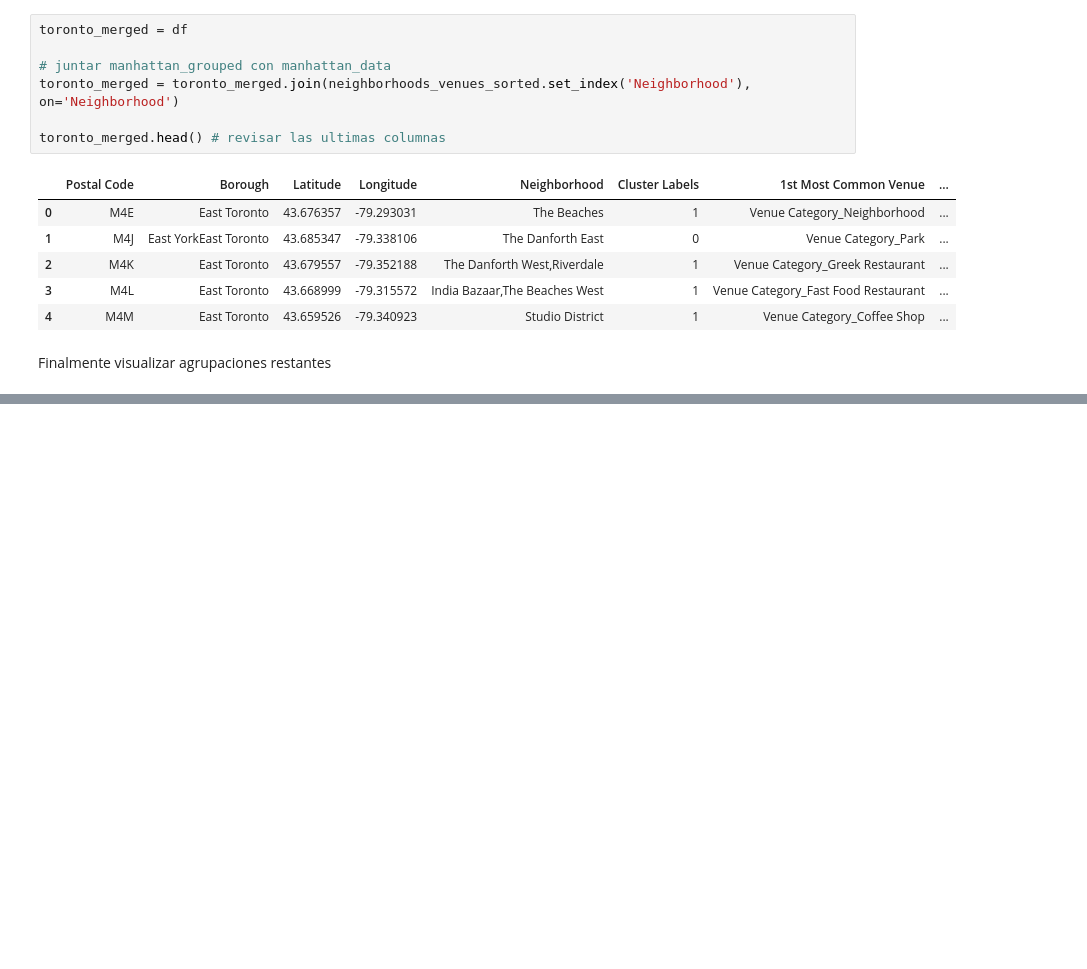
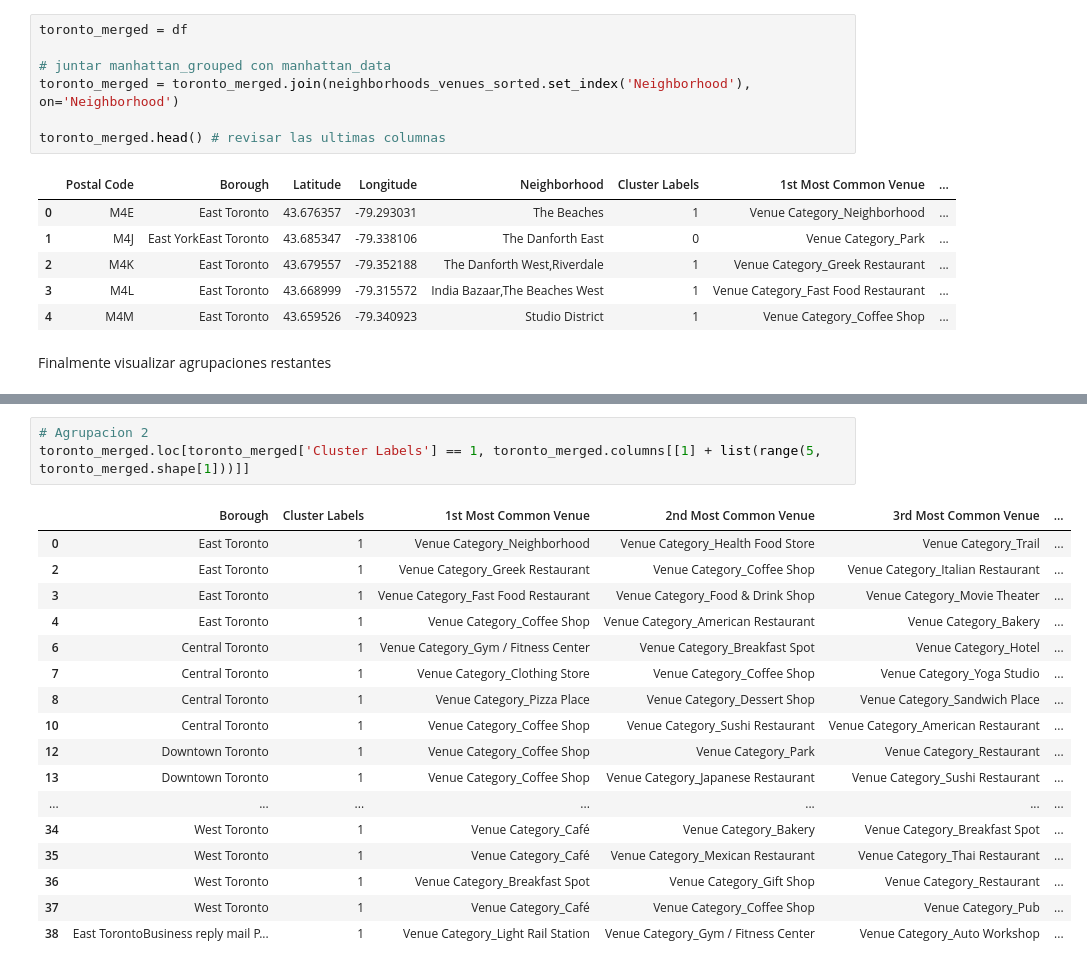
Before and after one commit to Sergioc2020/Coursera_Capstone, a Jupyter notebook: ProjectoSegmentacionUSA.ipynb, the cells around one changed output, grey strips where cells are left out. Cells and saved outputs as stored; diff of their text form; blank space fills up the shorter version.

```diff
--- a/ProjectoSegmentacionUSA.ipynb
+++ b/ProjectoSegmentacionUSA.ipynb
@@ -592,0 +602,21 @@ map_clusters
+# %%
+# Agrupacion 2
+toronto_merged.loc[toronto_merged['Cluster Labels'] == 1, toronto_merged.columns[[1] + list(range(5, toronto_merged.shape[1]))]]
+# %% [output]
+|  | Borough | Cluster Labels | 1st Most Common Venue | 2nd Most Common Venue | 3rd Most Common Venue | ... |
+| 0 | East Toronto | 1 | Venue Category_Neighborhood | Venue Category_Health Food Store | Venue Category_Trail | ... |
+| 2 | East Toronto | 1 | Venue Category_Greek Restaurant | Venue Category_Coffee Shop | Venue Category_Italian Restaurant | ... |
+| 3 | East Toronto | 1 | Venue Category_Fast Food Restaurant | Venue Category_Food & Drink Shop | Venue Category_Movie Theater | ... |
+| 4 | East Toronto | 1 | Venue Category_Coffee Shop | Venue Category_American Restaurant | Venue Category_Bakery | ... |
+| 6 | Central Toronto | 1 | Venue Category_Gym / Fitness Center | Venue Category_Breakfast Spot | Venue Category_Hotel | ... |
+| 7 | Central Toronto | 1 | Venue Category_Clothing Store | Venue Category_Coffee Shop | Venue Category_Yoga Studio | ... |
+| 8 | Central Toronto | 1 | Venue Category_Pizza Place | Venue Category_Dessert Shop | Venue Category_Sandwich Place | ... |
+| 10 | Central Toronto | 1 | Venue Category_Coffee Shop | Venue Category_Sushi Restaurant | Venue Category_American Restaurant | ... |
+| 12 | Downtown Toronto | 1 | Venue Category_Coffee Shop | Venue Category_Park | Venue Category_Restaurant | ... |
+| 13 | Downtown Toronto | 1 | Venue Category_Coffee Shop | Venue Category_Japanese Restaurant | Venue Category_Sushi Restaurant | ... |
+| ... | ... | ... | ... | ... | ... | ... |
+| 34 | West Toronto | 1 | Venue Category_Café | Venue Category_Bakery | Venue Category_Breakfast Spot | ... |
+| 35 | West Toronto | 1 | Venue Category_Café | Venue Category_Mexican Restaurant | Venue Category_Thai Restaurant | ... |
+| 36 | West Toronto | 1 | Venue Category_Breakfast Spot | Venue Category_Gift Shop | Venue Category_Restaurant | ... |
+| 37 | West Toronto | 1 | Venue Category_Café | Venue Category_Coffee Shop | Venue Category_Pub | ... |
+| 38 | East TorontoBusiness reply mail P... | 1 | Venue Category_Light Rail Station | Venue Category_Gym / Fitness Center | Venue Category_Auto Workshop | ... |
```
Also changed, not shown: parts of 1 cell of this notebook.
